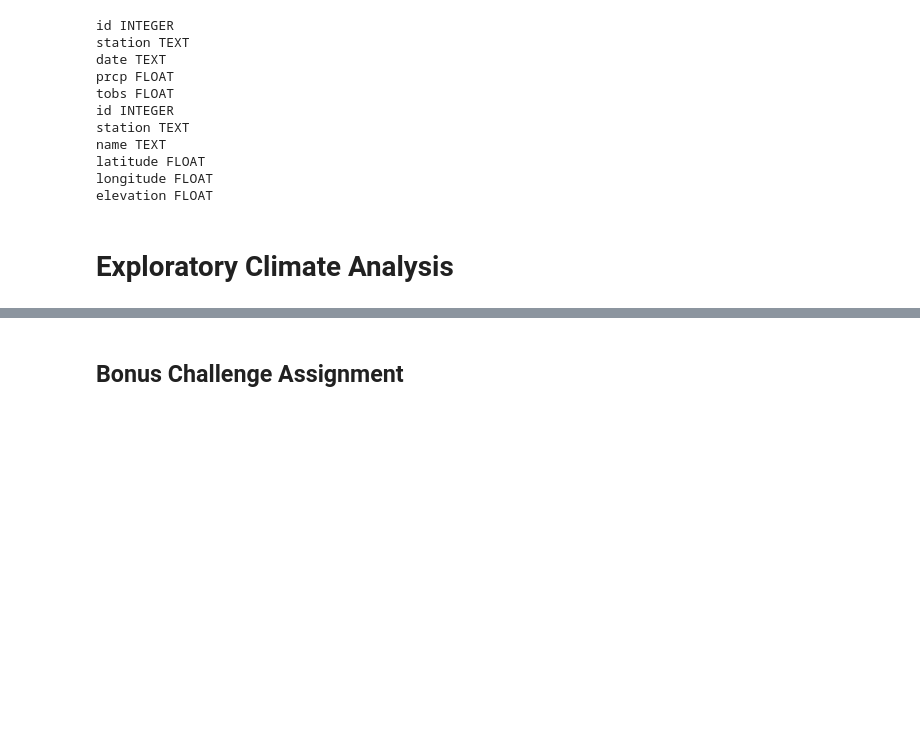
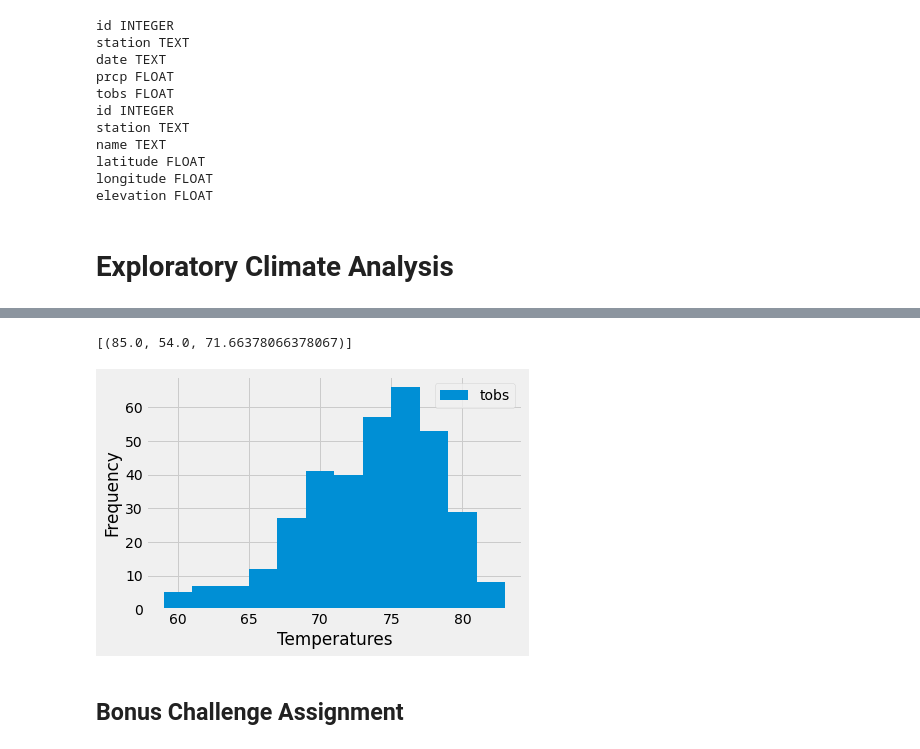
Before and after one commit to James-Ashley/sqlalchemy-challenge, a Jupyter notebook: climate_starter.ipynb, the cells around one changed output, grey strips where cells are left out. Drawn from its saved outputs; the diff is of its cells as text; code cells hidden in the pictures; blank space fills up the shorter version.

```diff
--- a/climate_starter.ipynb
+++ b/climate_starter.ipynb
@@ -92,9 +131,26 @@ Date One Year Ago:  2016-08-23
 # %%
 # Using the station id from the previous query, calculate the lowest temperature recorded,
 # highest temperature recorded, and average temperature of the most active station?
+temp_stat = session.query(func.max(Measurement.tobs), func.min(Measurement.tobs),\
+                          func.avg(Measurement.tobs)).\
+                          filter(Measurement.station == "USC00519281").all()
+
+temp_stat
+# %% [output]
+[(85.0, 54.0, 71.66378066378067)]
 # %%
 # Choose the station with the highest number of temperature observations.
 # Query the last 12 months of temperature observation data for this station and plot the results as a histogram
+max_tobs = session.query(Measurement.tobs).filter(Measurement.station == "USC00519281").\
+           filter(Measurement.date >= year_ago).all()
+
+max_tobs_df = pd.DataFrame(max_tobs)
+max_tobs_df.plot.hist(bins=12)
+plt.xlabel("Temperatures")
+plt.savefig('Images/station-histogram')
+plt.show()
+# %% [output]
+[figure, added]
 # %% [markdown]
 ## Bonus Challenge Assignment
 # %%
```
Also changed, not shown: parts of 12 cells of this notebook, 10 other files.
